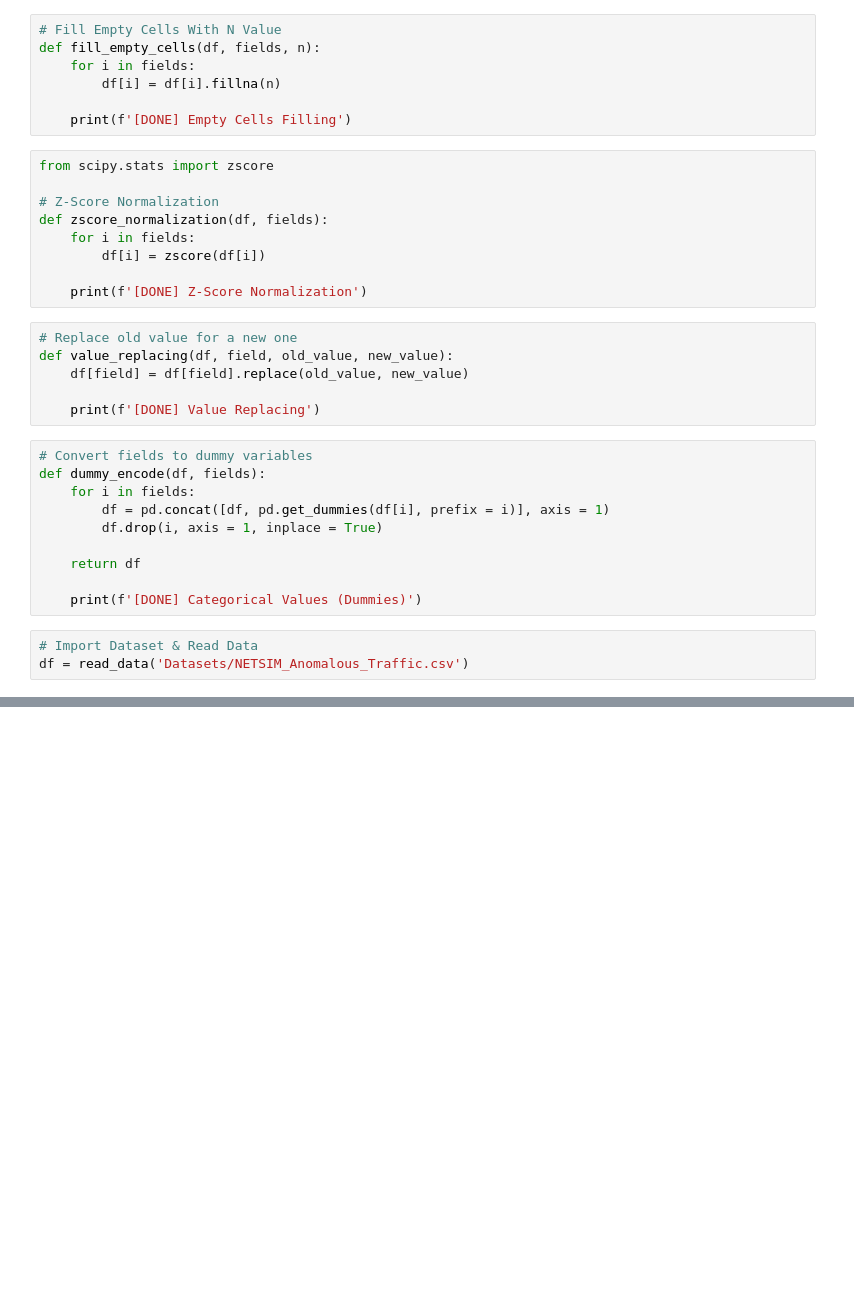
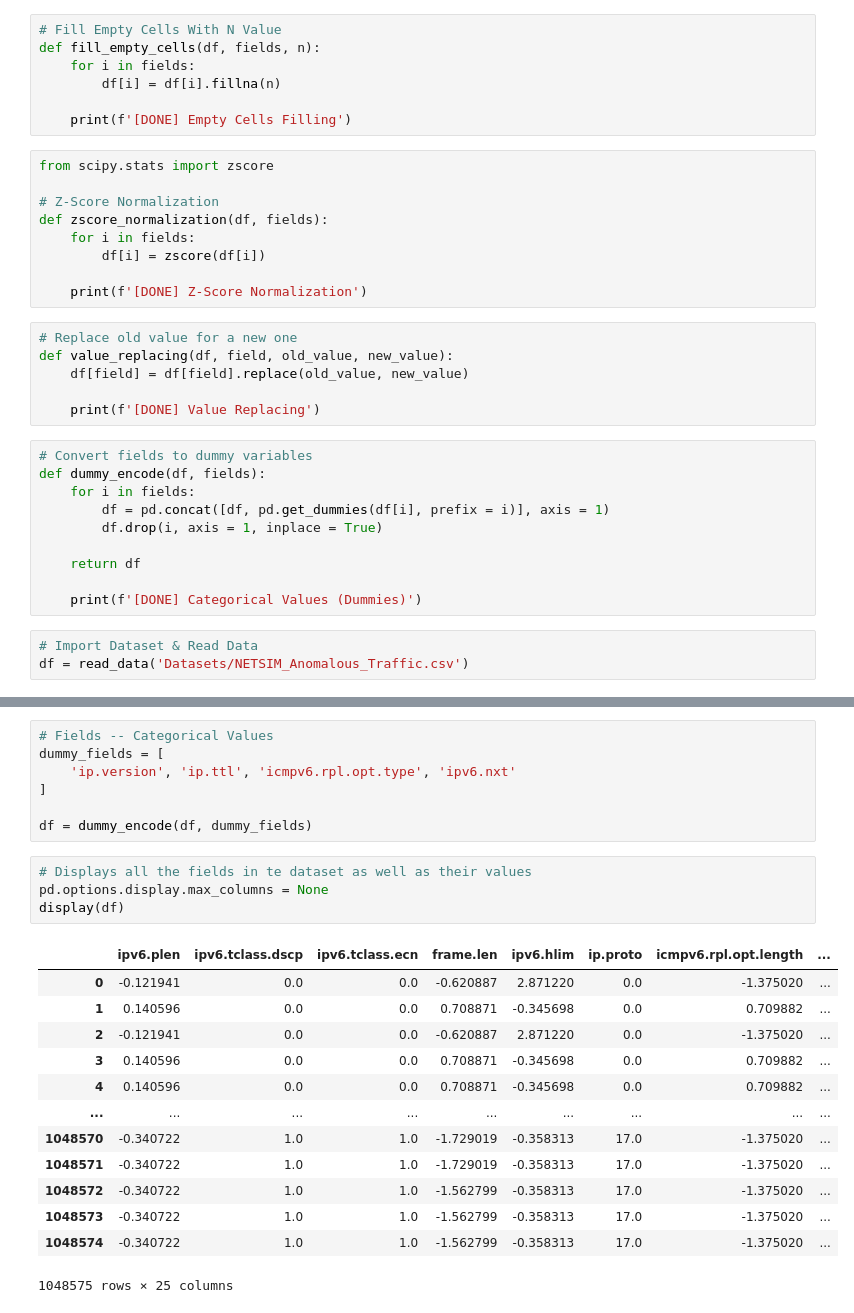
Before and after one commit to CIIC-C-T-Polytechnic-of-Leiria/IA-IoT-Security-S2X, a Jupyter notebook: Neural Networks/[NetSim] Data Encoding & Neural Network - Binary & Multiclass Classification - Version 01.ipynb, the cells around one changed output, grey strips where cells are left out. Cells and saved outputs as stored; diff of their text form; blank space fills up the shorter version.

```diff
--- a/Neural Networks/[NetSim] Data Encoding & Neural Network - Binary & Multiclass Classification - Version 01.ipynb
+++ b/Neural Networks/[NetSim] Data Encoding & Neural Network - Binary & Multiclass Classification - Version 01.ipynb
@@ -339,0 +187,25 @@ plot.show()
+# %%
+# Fields -- Categorical Values
+dummy_fields = [
+    'ip.version', 'ip.ttl', 'icmpv6.rpl.opt.type', 'ipv6.nxt'
+]
+
+df = dummy_encode(df, dummy_fields)
+# %%
+# Displays all the fields in te dataset as well as their values
+pd.options.display.max_columns = None
+display(df)
+# %% [output]
+|  | ipv6.plen | ipv6.tclass.dscp | ipv6.tclass.ecn | frame.len | ipv6.hlim | ip.proto | icmpv6.rpl.opt.length | ... |
+| 0 | -0.121941 | 0.0 | 0.0 | -0.620887 | 2.871220 | 0.0 | -1.375020 | ... |
+| 1 | 0.140596 | 0.0 | 0.0 | 0.708871 | -0.345698 | 0.0 | 0.709882 | ... |
+| 2 | -0.121941 | 0.0 | 0.0 | -0.620887 | 2.871220 | 0.0 | -1.375020 | ... |
+| 3 | 0.140596 | 0.0 | 0.0 | 0.708871 | -0.345698 | 0.0 | 0.709882 | ... |
+| 4 | 0.140596 | 0.0 | 0.0 | 0.708871 | -0.345698 | 0.0 | 0.709882 | ... |
+| ... | ... | ... | ... | ... | ... | ... | ... | ... |
+| 1048570 | -0.340722 | 1.0 | 1.0 | -1.729019 | -0.358313 | 17.0 | -1.375020 | ... |
+| 1048571 | -0.340722 | 1.0 | 1.0 | -1.729019 | -0.358313 | 17.0 | -1.375020 | ... |
+| 1048572 | -0.340722 | 1.0 | 1.0 | -1.562799 | -0.358313 | 17.0 | -1.375020 | ... |
+| 1048573 | -0.340722 | 1.0 | 1.0 | -1.562799 | -0.358313 | 17.0 | -1.375020 | ... |
+| 1048574 | -0.340722 | 1.0 | 1.0 | -1.562799 | -0.358313 | 17.0 | -1.375020 | ... |
+1048575 rows × 25 columns
```
Also changed, not shown: parts of 27 cells of this notebook, 2 other files.
